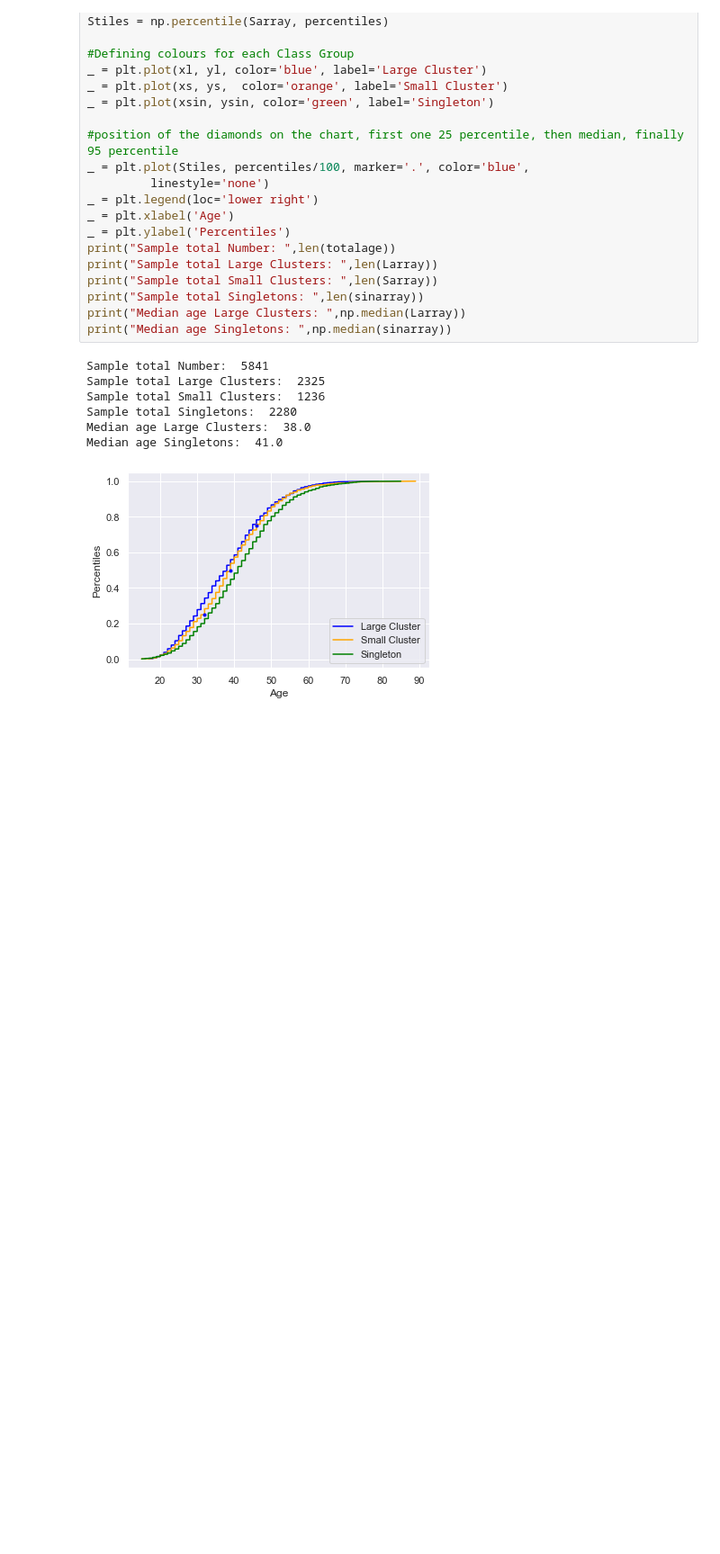
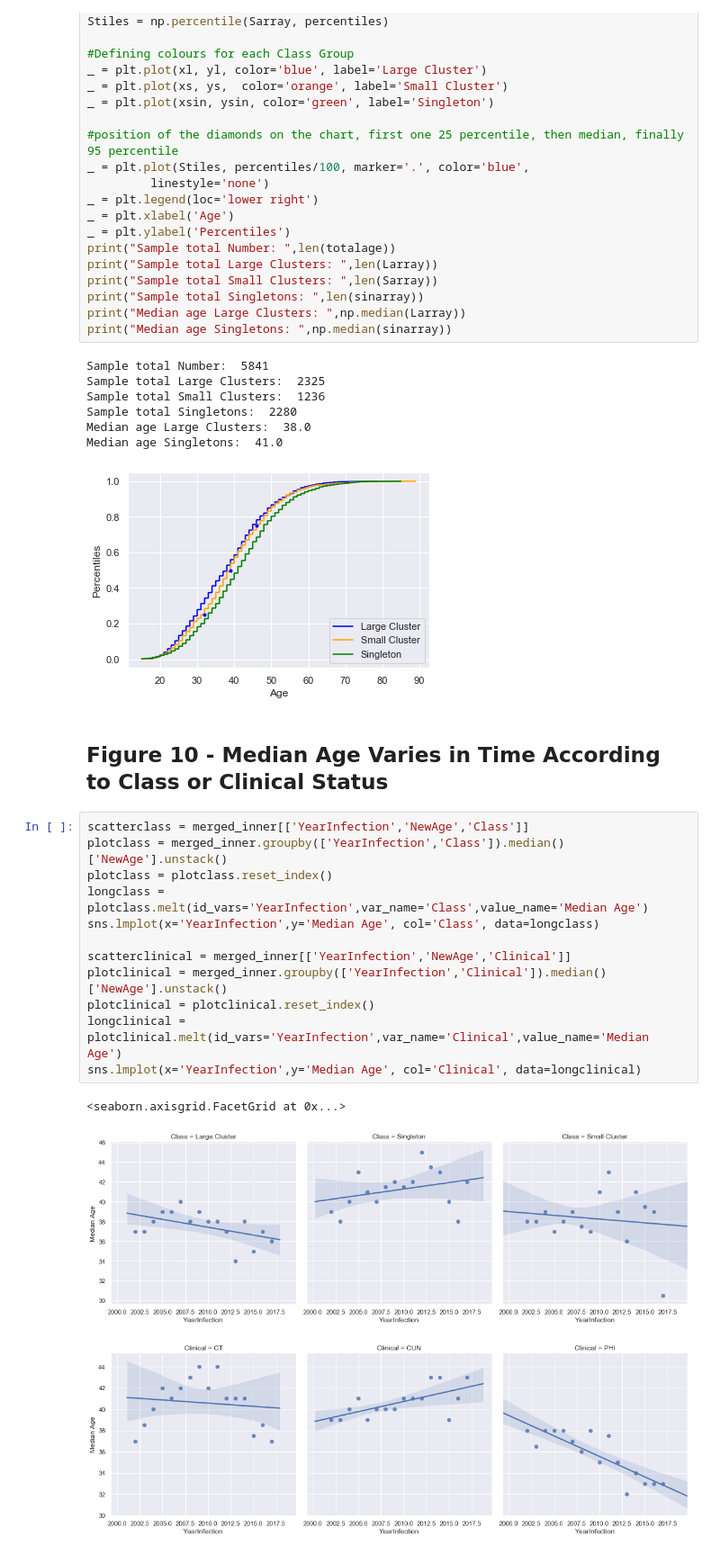
Before and after one commit to ecuadrafoy/ThesisMsc, a Jupyter notebook: MastersThesis-checkpoint.ipynb, the cells around one changed output. Shown at 90% size. Saved outputs shown, nothing was run; the diff lists cells and outputs as text; blank space fills up the shorter version.

```diff
--- a/MastersThesis-checkpoint.ipynb
+++ b/MastersThesis-checkpoint.ipynb
@@ -200,3 +200,21 @@ Sample total Singletons:  2280
 Median age Large Clusters:  38.0
 Median age Singletons:  41.0
 [figure]
+# %% [markdown]
+## Figure 10 - Median Age Varies in Time According to Class or Clinical Status
+# %%
+scatterclass = merged_inner[['YearInfection','NewAge','Class']]
+plotclass = merged_inner.groupby(['YearInfection','Class']).median()['NewAge'].unstack()
+plotclass = plotclass.reset_index()
+longclass = plotclass.melt(id_vars='YearInfection',var_name='Class',value_name='Median Age')
+sns.lmplot(x='YearInfection',y='Median Age', col='Class', data=longclass)
+
+scatterclinical = merged_inner[['YearInfection','NewAge','Clinical']]
+plotclinical = merged_inner.groupby(['YearInfection','Clinical']).median()['NewAge'].unstack()
+plotclinical = plotclinical.reset_index()
+longclinical = plotclinical.melt(id_vars='YearInfection',var_name='Clinical',value_name='Median Age')
+sns.lmplot(x='YearInfection',y='Median Age', col='Clinical', data=longclinical)
+# %% [output]
+<seaborn.axisgrid.FacetGrid at 0x...>
+[figure, added]
+[figure, added]
```
Also changed, not shown: parts of 2 cells of this notebook.
